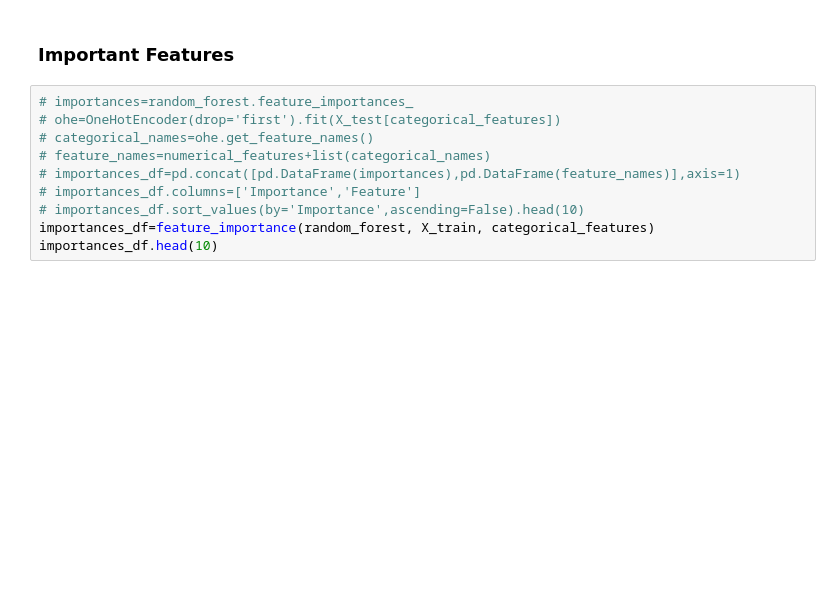
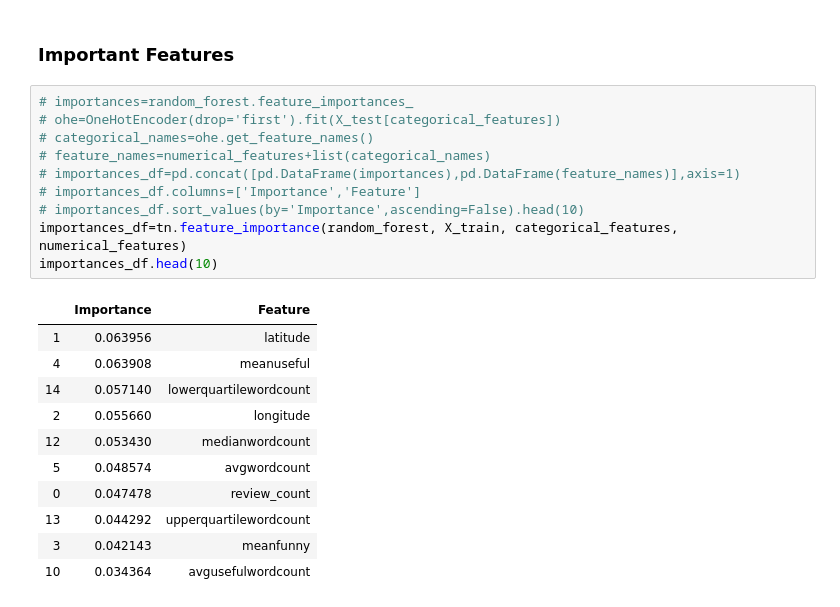
Before and after one commit to wisundstrom/yelp-ratings-prediction, a Jupyter notebook: Technical_Notebook.ipynb, the cells around one changed output. Saved outputs shown, nothing was run; the diff lists cells and outputs as text; blank space fills up the shorter version.

```diff
--- a/Technical_Notebook.ipynb
+++ b/Technical_Notebook.ipynb
@@ -145,13 +180,25 @@ The test score for our model on data that has not been used for hyperparameter t
 # %%
 # importances=random_forest.feature_importances_
 # ohe=OneHotEncoder(drop='first').fit(X_test[categorical_features])
 # categorical_names=ohe.get_feature_names()
 # feature_names=numerical_features+list(categorical_names)
 # importances_df=pd.concat([pd.DataFrame(importances),pd.DataFrame(feature_names)],axis=1)
 # importances_df.columns=['Importance','Feature']
 # importances_df.sort_values(by='Importance',ascending=False).head(10)
-importances_df=feature_importance(random_forest, X_train, categorical_features)
+importances_df=tn.feature_importance(random_forest, X_train, categorical_features, numerical_features)
 importances_df.head(10)
+# %% [output]
+|  | Importance | Feature |
+| 1 | 0.063956 | latitude |
+| 4 | 0.063908 | meanuseful |
+| 14 | 0.057140 | lowerquartilewordcount |
+| 2 | 0.055660 | longitude |
+| 12 | 0.053430 | medianwordcount |
+| 5 | 0.048574 | avgwordcount |
+| 0 | 0.047478 | review_count |
+| 13 | 0.044292 | upperquartilewordcount |
+| 3 | 0.042143 | meanfunny |
+| 10 | 0.034364 | avgusefulwordcount |
 # %%
 plt.figure(figsize=(16, 8))
 plt.xticks(rotation='vertical')
```
Also changed, not shown: parts of 11 cells of this notebook, 2 other files.
